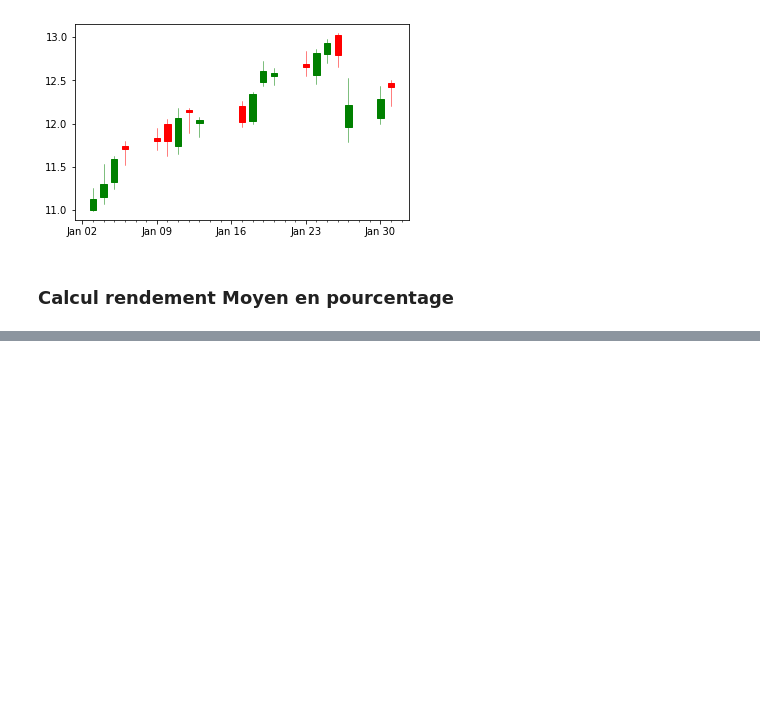
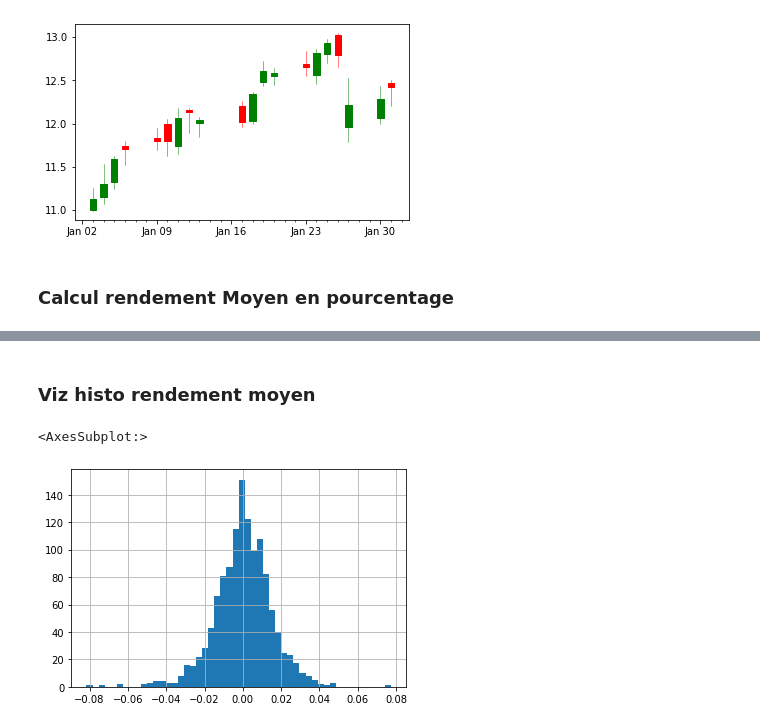
Before and after one commit to micka-sudo/analyse_bourse, a Jupyter notebook: analyse_tesla.ipynb, the cells around one changed output, grey strips where cells are left out. Drawn from its saved outputs; the diff is of its cells as text; code cells hidden in the pictures; blank space fills up the shorter version.

Commit message:
add viz histo & box

```diff
--- a/analyse_tesla.ipynb
+++ b/analyse_tesla.ipynb
@@ -201,3 +201,3 @@ ford.head()
 # %%
 # méthode 2: en utilisant pct_change
-ford['returns'] = tesla['Close'].pct_change(1)
+ford['returns'] = ford['Close'].pct_change(1)
@@ -203,0 +214,7 @@ ford['returns'] = tesla['Close'].pct_change(1)
+# %% [markdown]
+### Viz histo rendement moyen
+# %%
+ford['returns'].hist(bins=50)
+# %% [output]
+<AxesSubplot:>
+[figure, added]
```
Also changed, not shown: parts of 10 cells of this notebook.
